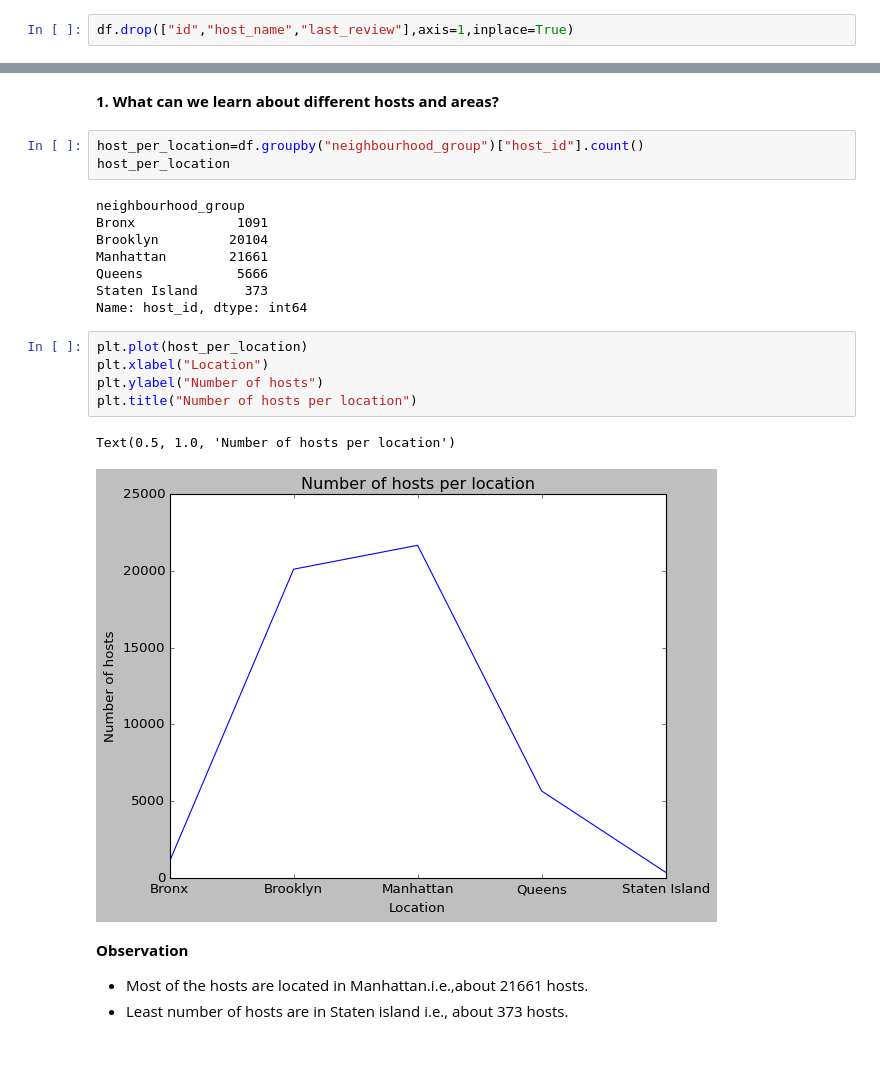
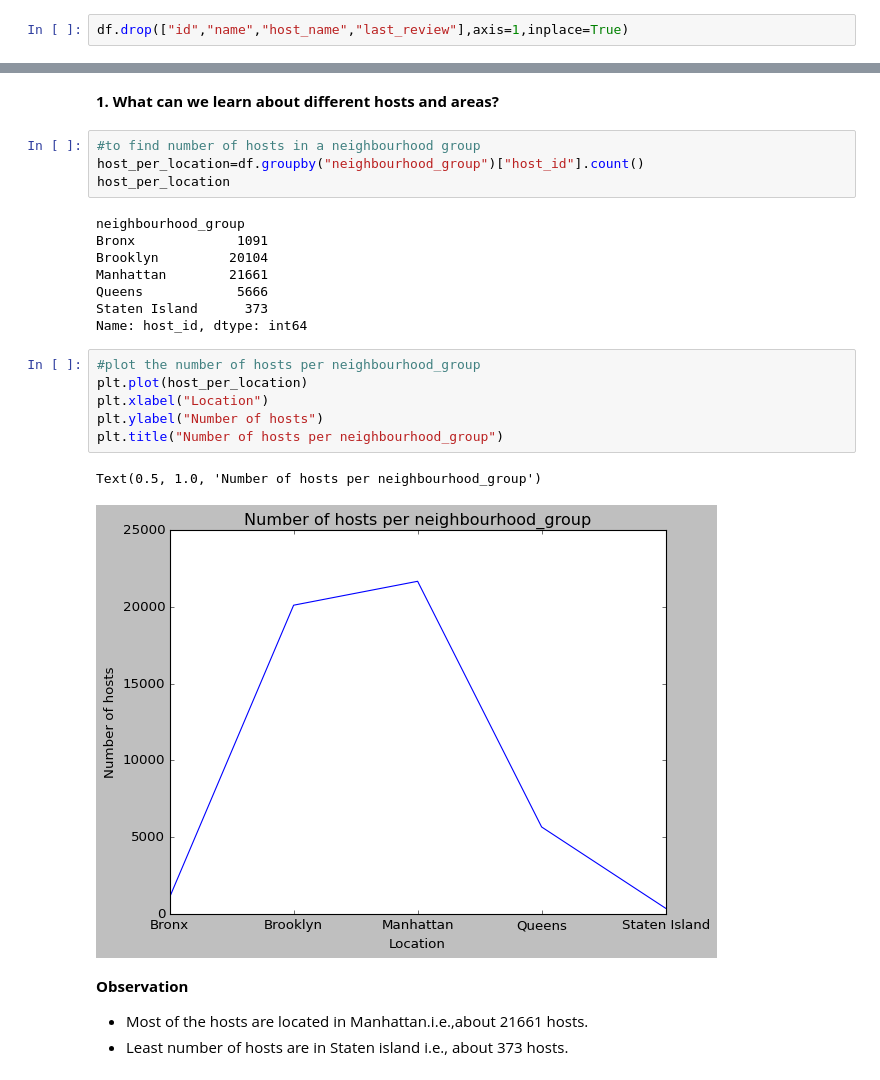
Before and after one commit to sneraikar/Airbnb-Bookings-Analysis, a Jupyter notebook: Airbnb_Bookings_Analysis_Capstone_Project_Solution.ipynb, the cells around one changed output, grey strips where cells are left out. Drawn from its saved outputs; the diff is of its cells as text.

```diff
--- a/Airbnb_Bookings_Analysis_Capstone_Project_Solution.ipynb
+++ b/Airbnb_Bookings_Analysis_Capstone_Project_Solution.ipynb
@@ -248,2 +280,2 @@ dtype: int64
 # %%
-df.drop(["id","host_name","last_review"],axis=1,inplace=True)
+df.drop(["id","name","host_name","last_review"],axis=1,inplace=True)
@@ -284,6 +336,7 @@ Index(['name', 'host_id', 'neighbourhood_group', 'neighbourhood', 'latitude',
 # %% [markdown]
 **1. What can we learn about different hosts and areas?**
 # %%
+#to find number of hosts in a neighbourhood group
 host_per_location=df.groupby("neighbourhood_group")["host_id"].count()
 host_per_location
 # %% [output]
@@ -295,13 +348,14 @@ Queens            5666
 Staten Island      373
 Name: host_id, dtype: int64
 # %%
+#plot the number of hosts per neighbourhood_group
 plt.plot(host_per_location)
 plt.xlabel("Location")
 plt.ylabel("Number of hosts")
-plt.title("Number of hosts per location")
+plt.title("Number of hosts per neighbourhood_group")
 # %% [output]
-Text(0.5, 1.0, 'Number of hosts per location')
+Text(0.5, 1.0, 'Number of hosts per neighbourhood_group')
-[figure, old version]
+[figure, new version]
 # %% [markdown]
 **Observation**
 - Most of the hosts are located in Manhattan.i.e.,about 21661 hosts.
```
Also changed, not shown: parts of 42 cells of this notebook.
